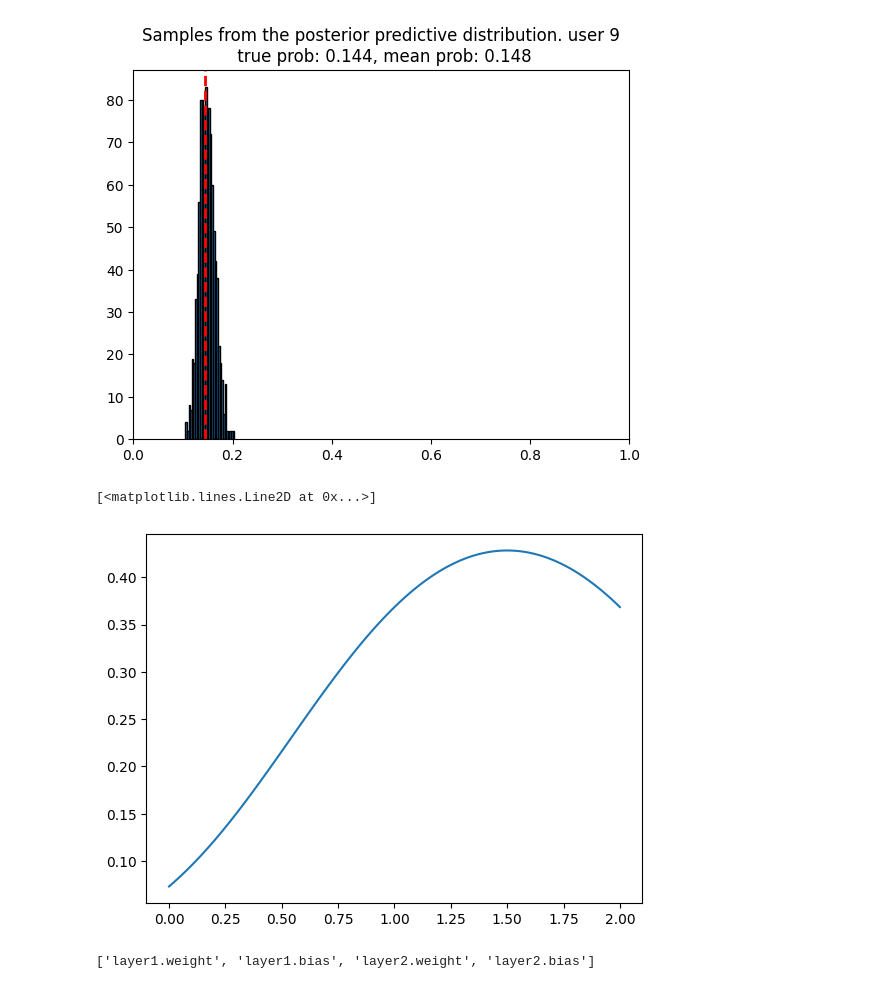
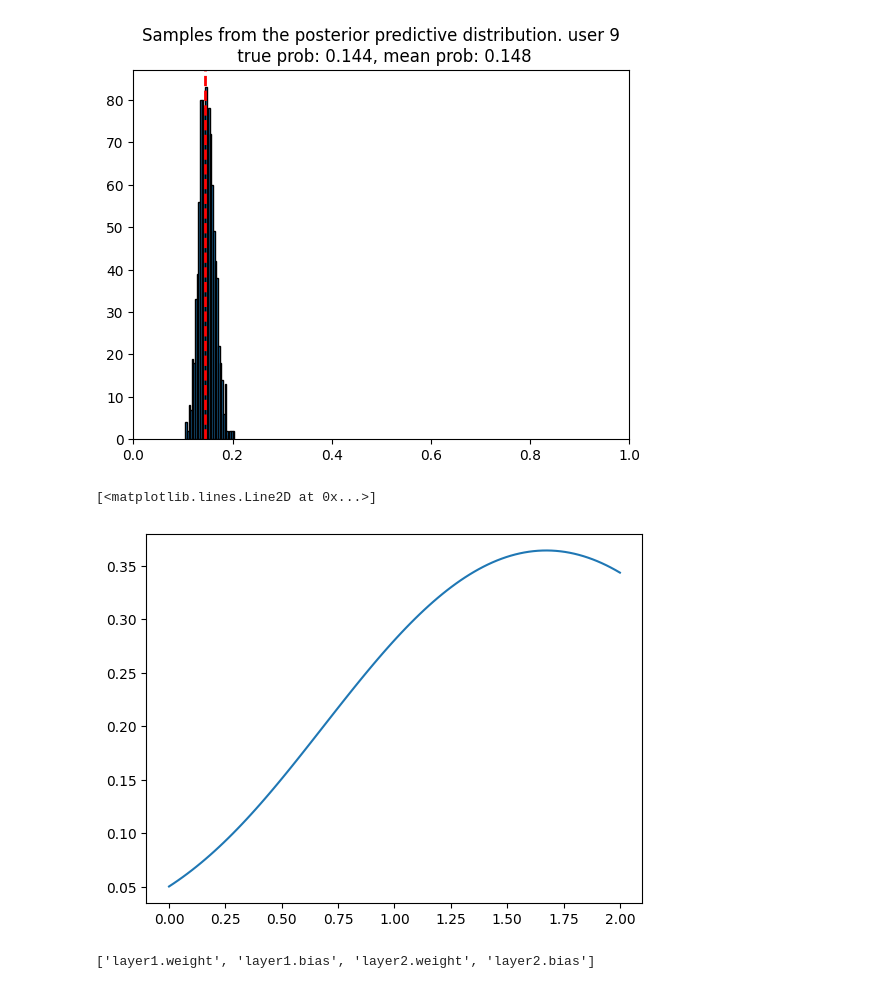
Before and after one commit to PlaytikaOSS/pybandits, a Jupyter notebook: pybandits/BNN_quant_simulation.ipynb, the cells around one changed output. Drawn from its saved outputs; the diff is of its cells as text; code cells hidden in the pictures.

```diff
--- a/pybandits/BNN_quant_simulation.ipynb
+++ b/pybandits/BNN_quant_simulation.ipynb
@@ -247,18 +438,19 @@ tensor(0.1482)
 # %%
 # first user:
 
-ind = 0
+ind = 3
 xx = x_test[ind,:-1]
 amount = np.linspace(0, 2, 100)
 logit_bias = c_params[-1] + np.matmul(xx[0:n_bias_features], c_params[0:n_bias_features])
-logit_quant = c_params[n_bias_features]* amount -  c_params[n_bias_features+1]* amount ** 2
+
+logit_quant = c_params[n_bias_features]*xx[n_bias_features] *amount -  c_params[n_bias_features+1]*xx[n_bias_features+1]* amount ** 2
 probs = sigmoid(logit_bias + logit_quant)
 probs
 plt.figure()
 plt.plot(amount, probs)
 # %% [output]
 [<matplotlib.lines.Line2D at 0x...>]
-[figure, old version]
+[figure, new version]
 # %%
 # regular pytorch nn:
 torch_model = Torch_BNN(in_dim=n_features + 1)
```
Also changed, not shown: parts of 28 cells of this notebook, 5 other files.
